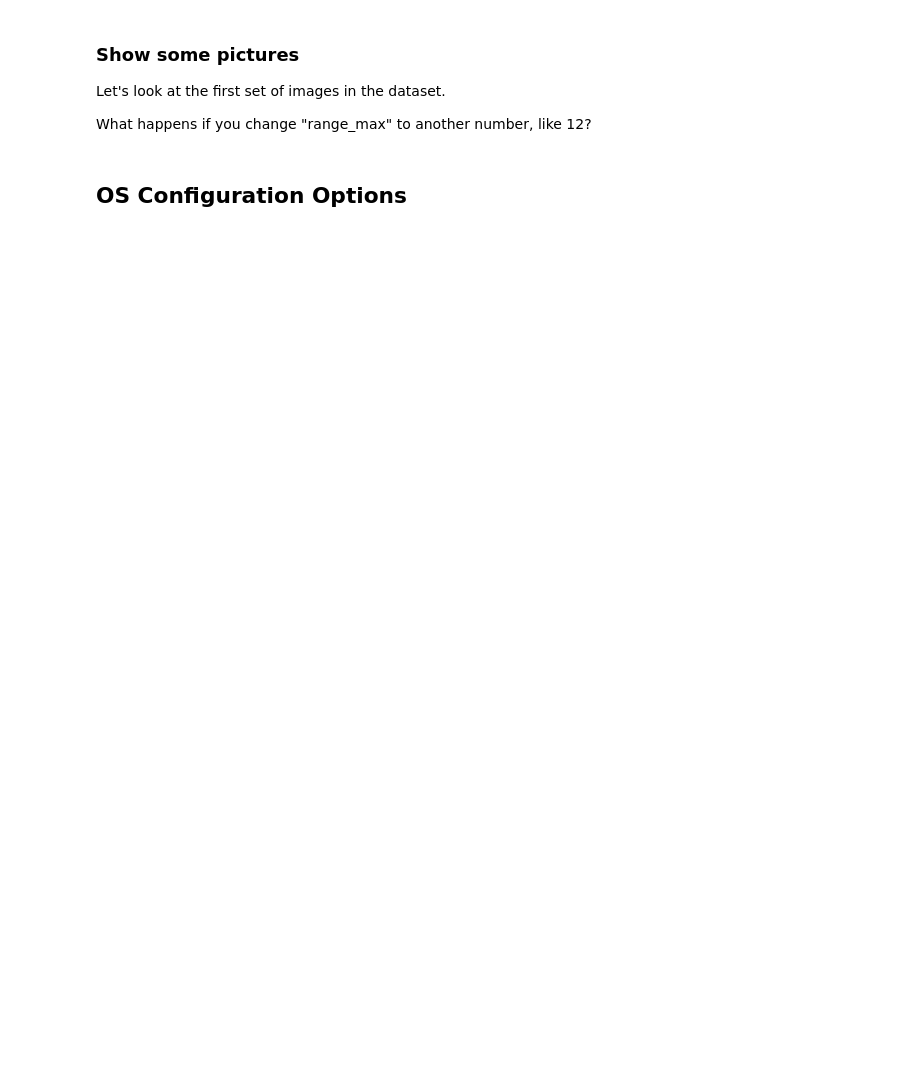
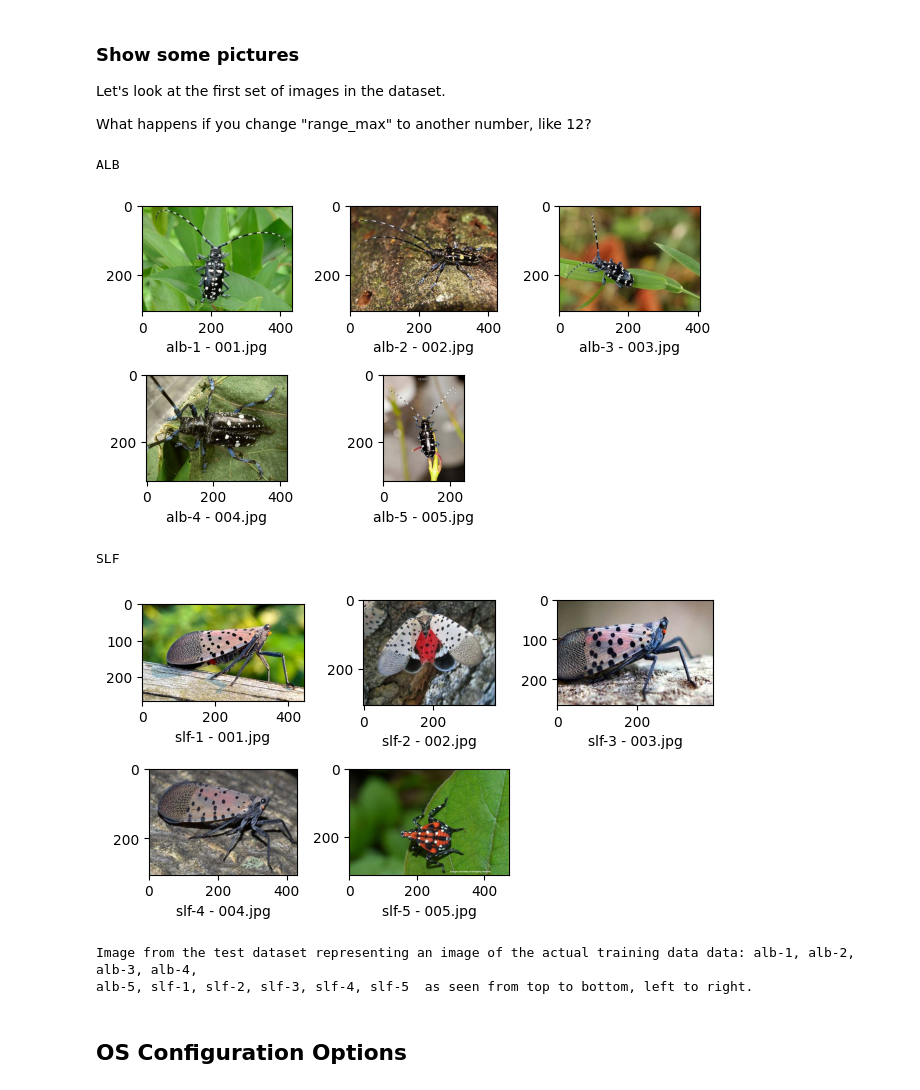
Before and after one commit to christophergarthwood/jbooks, a Jupyter notebook: STEM-004_ComputerVision.ipynb, the cells around one changed output. Saved outputs shown, nothing was run; the diff lists cells and outputs as text; code cells hidden in the pictures; blank space fills up the shorter version.

Commit message:
Section 508 updates, experimental data for advanced class.

```diff
--- a/STEM-004_ComputerVision.ipynb
+++ b/STEM-004_ComputerVision.ipynb
@@ -382,25 +721,43 @@ Let's look at the first set of images in the dataset.
 
 What happens if you change "range_max" to another number, like 12?
 # %%
-###########################################
 #- Show pictures of the image dataset
-###########################################
+
+num_images=range_max
+
+caption_start=f"Image from the test dataset representing an image of the actual training data data:"
+caption_end = " as seen from top to bottom, left to right."
+the_labels=[]
 
 for idx, category in enumerate(categories_short_name):
-  print(f"{start}{category.upper()}{end}")
+  print(f"{BOLD_START}{category.upper()}{BOLD_END}")
   # define location of dataset
   folder = TRAIN_DATA_DIR + os.sep + category
 
   # plot first few images
-  for i in range(range_max):
+  for i in range(num_images):
     idx=i+1
-    with alive_bar(range_max,bar="blocks", spinner="fish2", force_tty=True) as bar:
-      bar(idx)
-      plt.subplot(plot_max + 1 + i)
-      filename = folder + os.sep + f'00{idx}.jpg'
-      image = imread(filename)
-      plt.imshow(image)
+    plt.subplot(plot_max + 1 + i)
+    filename = folder + os.sep + f'00{idx}{IMG_EXT}'
+    actual_filename=os.path.basename(filename)
+    plt.tight_layout()
+    plt.grid(False)
+    the_labels.append(f"{category}-{idx}")
+    plt.xlabel(f"{the_labels[-1]} - {actual_filename}")
+    image = imread(filename)
+    plt.imshow(image)
   plt.show()
+
+caption_labels=", ".join(the_labels)
+caption_text = " ".join([caption_start, caption_labels, caption_end])
+rprint(caption_text)
+# %% [output]
+ALB
+[figure, added]
+SLF
+[figure, added]
+Image from the test dataset representing an image of the actual training data data: alb-1, alb-2, alb-3, alb-4,
+alb-5, slf-1, slf-2, slf-3, slf-4, slf-5  as seen from top to bottom, left to right.
 # %% [markdown]
 ## OS Configuration Options
 # %%
```
Also changed, not shown: parts of 63 cells of this notebook, 4 other files.
